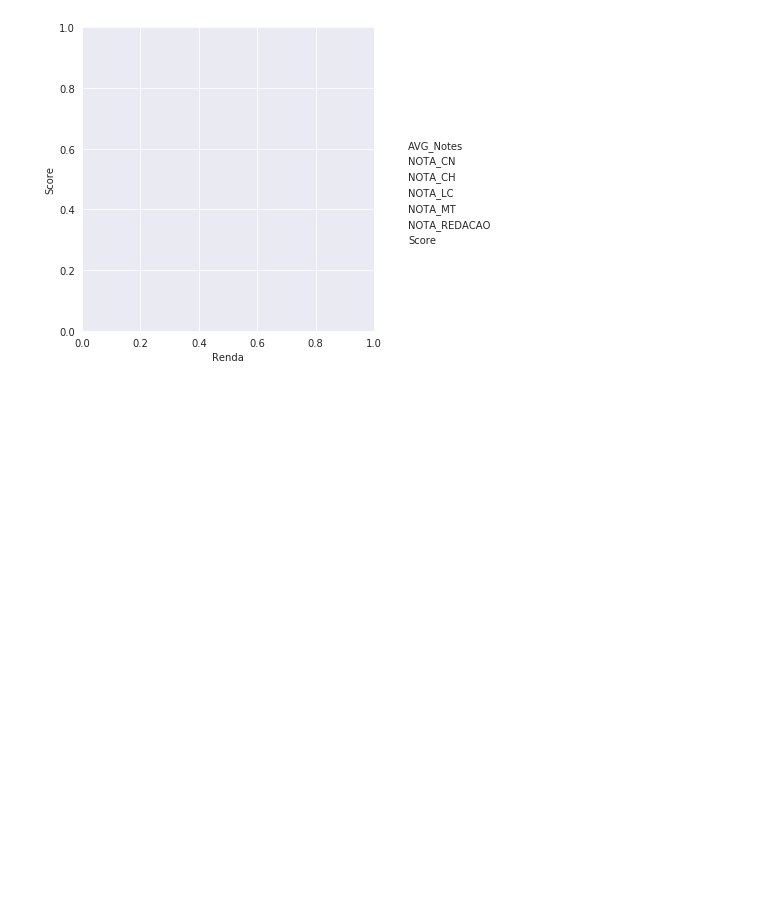
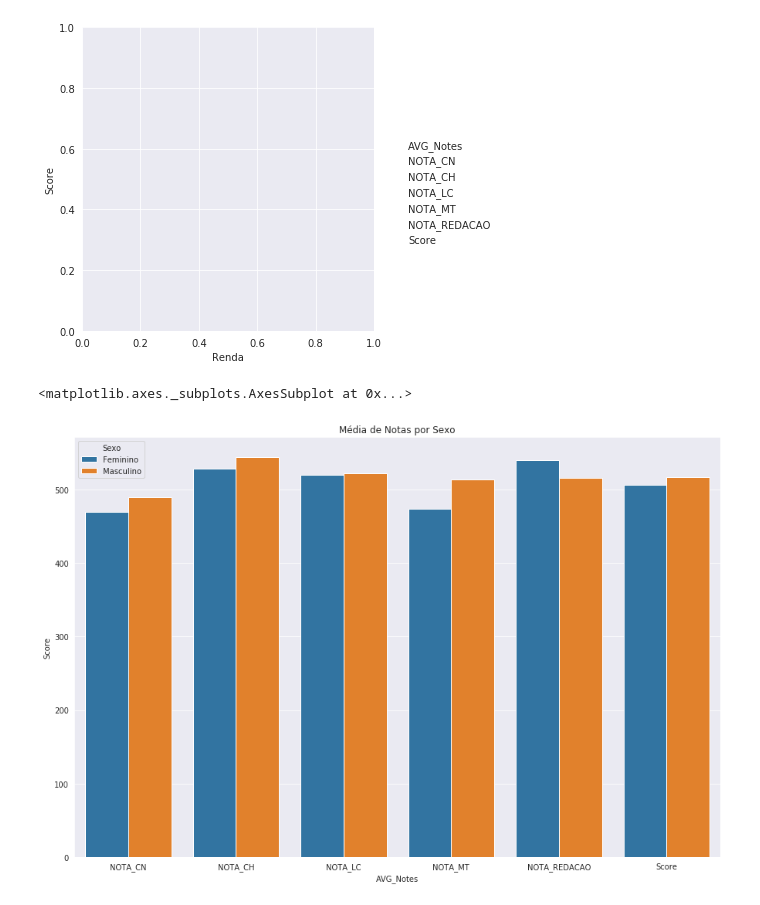
Before and after one commit to aksmiyazaki/ebd13-gerencia_bigdata, a Jupyter notebook: TF/Data_Analysis.ipynb, the cells around one changed output. Drawn from its saved outputs; the diff is of its cells as text; code cells hidden in the pictures; blank space fills up the shorter version.

```diff
--- a/TF/Data_Analysis.ipynb
+++ b/TF/Data_Analysis.ipynb
@@ -74,3 +74,28 @@ sns.factorplot(ax=ax, x='Renda', y='Score', hue='AVG_Notes', data=temp_df)
 <seaborn.axisgrid.FacetGrid at 0x...>
 [figure]
 [figure]
+# %%
+def parse_sex(ID):
+    if ID == 'M':
+        return 'Masculino'
+    elif ID == 'F':
+        return 'Feminino'
+# %%
+df2 = spark.sql("""Select TP_SEXO as Sexo, mean(NU_NOTA_CN) as NOTA_CN,
+            mean(NU_NOTA_CH) as NOTA_CH, mean(NU_NOTA_LC) as NOTA_LC,
+            mean(NU_NOTA_MT) as NOTA_MT, mean(NU_NOTA_REDACAO) as NOTA_REDACAO,
+            ((mean(NU_NOTA_CN) + mean(NU_NOTA_CH) + mean(NU_NOTA_LC) + mean(NU_NOTA_MT)
+            + mean(NU_NOTA_REDACAO)) / 5) as Score
+            from table_enem2016 group by Sexo""")
+pdf = df2.toPandas()
+
+pdf.dropna(inplace=True)
+pdf['Sexo'] = pdf['Sexo'].apply(parse_sex)
+
+fig, ax = plt.subplots(figsize=(15, 10))
+plt.title('Média de Notas por Sexo')
+temp_df = pdf.melt('Sexo', var_name = 'AVG_Notes', value_name='Score')
+sns.barplot(ax=ax, x='AVG_Notes', y='Score', hue='Sexo', data=temp_df)
+# %% [output]
+<matplotlib.axes._subplots.AxesSubplot at 0x...>
+[figure, added]
```
Also changed, not shown: parts of 5 cells of this notebook, 3 other files.
